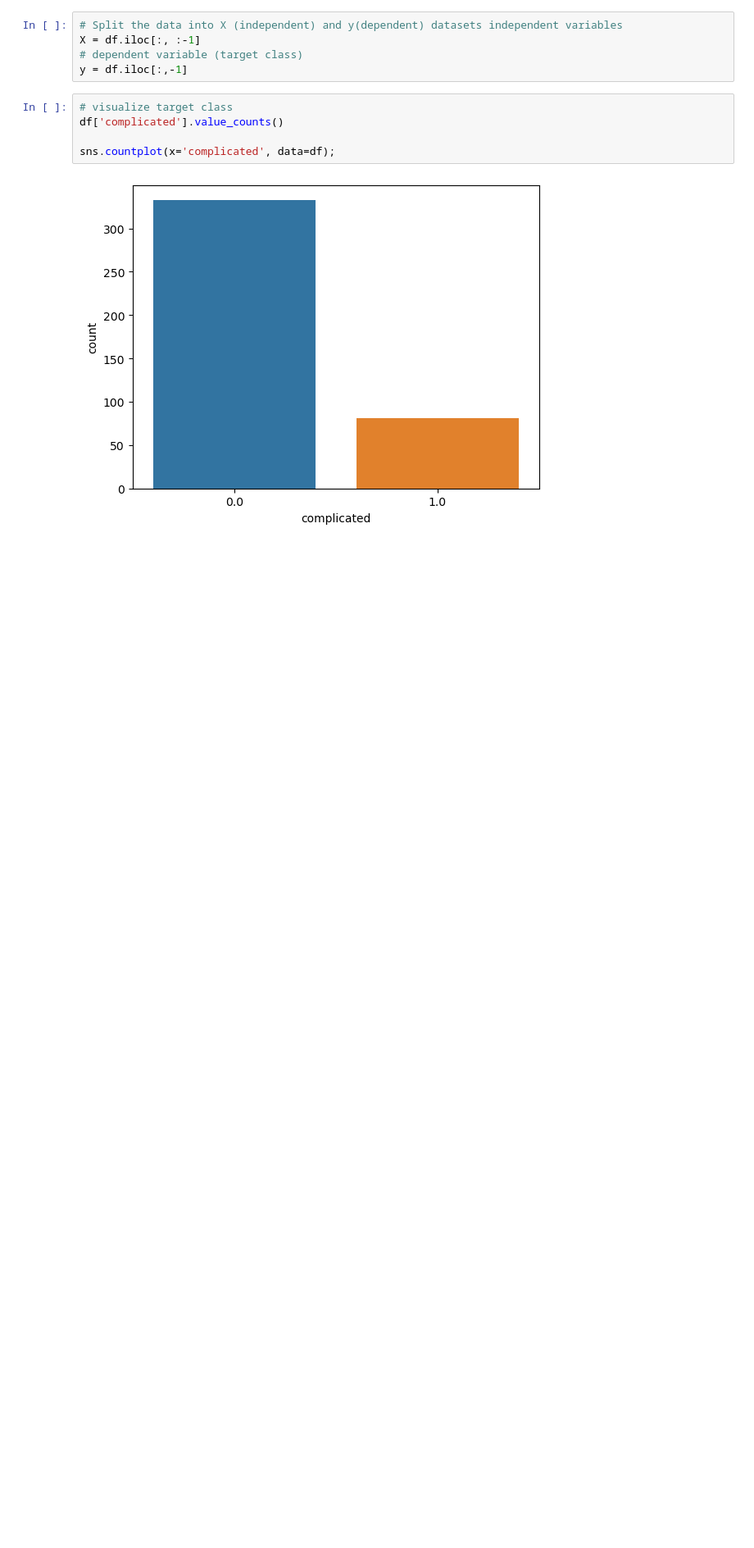
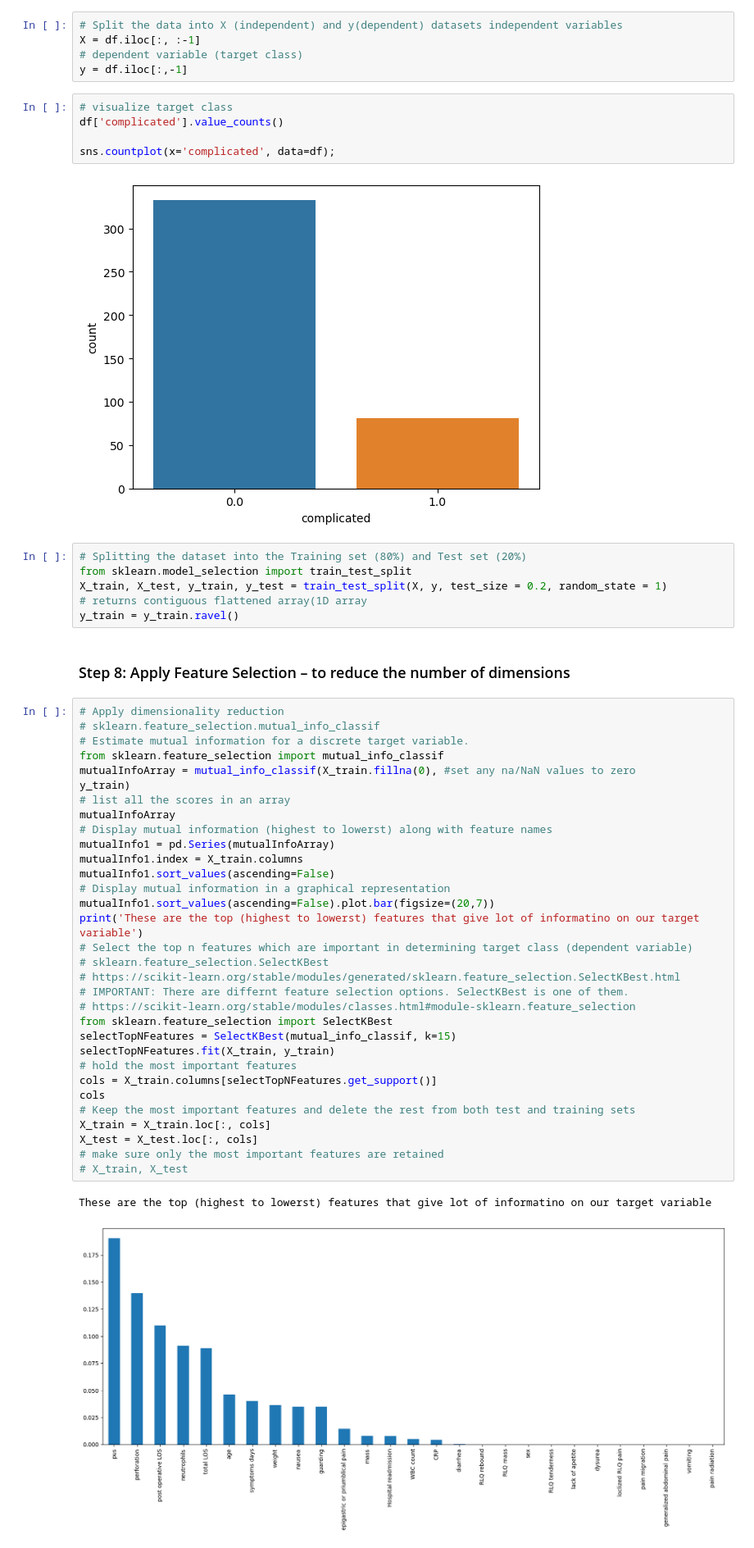
Before and after one commit to Rahafzsh/DataMiningTasks, a Jupyter notebook: Lab8/DMLab8.ipynb, the cells around one changed output. Shown: that part at 82% size. Saved outputs shown, nothing was run; the diff lists cells and outputs as text; blank space fills up the shorter version.

```diff
--- a/Lab8/DMLab8.ipynb
+++ b/Lab8/DMLab8.ipynb
@@ -127,3 +127,46 @@ df['complicated'].value_counts()
 sns.countplot(x='complicated', data=df);
 # %% [output]
 [figure]
+# %%
+# Splitting the dataset into the Training set (80%) and Test set (20%)
+from sklearn.model_selection import train_test_split
+X_train, X_test, y_train, y_test = train_test_split(X, y, test_size = 0.2, random_state = 1)
+# returns contiguous flattened array(1D array
+y_train = y_train.ravel()
+# %% [markdown]
+### Step 8: Apply Feature Selection – to reduce the number of dimensions
+# %%
+# Apply dimensionality reduction
+# sklearn.feature_selection.mutual_info_classif
+# Estimate mutual information for a discrete target variable.
+from sklearn.feature_selection import mutual_info_classif
+mutualInfoArray = mutual_info_classif(X_train.fillna(0), #set any na/NaN values to zero
+y_train)
+# list all the scores in an array
+mutualInfoArray
+# Display mutual information (highest to lowerst) along with feature names
+mutualInfo1 = pd.Series(mutualInfoArray)
+mutualInfo1.index = X_train.columns
+mutualInfo1.sort_values(ascending=False)
+# Display mutual information in a graphical representation
+mutualInfo1.sort_values(ascending=False).plot.bar(figsize=(20,7))
+print('These are the top (highest to lowerst) features that give lot of informatino on our target variable')
+# Select the top n features which are important in determining target class (dependent variable)
+# sklearn.feature_selection.SelectKBest
+# https://scikit-learn.org/stable/modules/generated/sklearn.feature_selection.SelectKBest.html
+# IMPORTANT: There are differnt feature selection options. SelectKBest is one of them.
+# https://scikit-learn.org/stable/modules/classes.html#module-sklearn.feature_selection
+from sklearn.feature_selection import SelectKBest
+selectTopNFeatures = SelectKBest(mutual_info_classif, k=15)
+selectTopNFeatures.fit(X_train, y_train)
+# hold the most important features
+cols = X_train.columns[selectTopNFeatures.get_support()]
+cols
+# Keep the most important features and delete the rest from both test and training sets
+X_train = X_train.loc[:, cols]
+X_test = X_test.loc[:, cols]
+# make sure only the most important features are retained
+# X_train, X_test
+# %% [output]
+These are the top (highest to lowerst) features that give lot of informatino on our target variable
+[figure, added]
```
